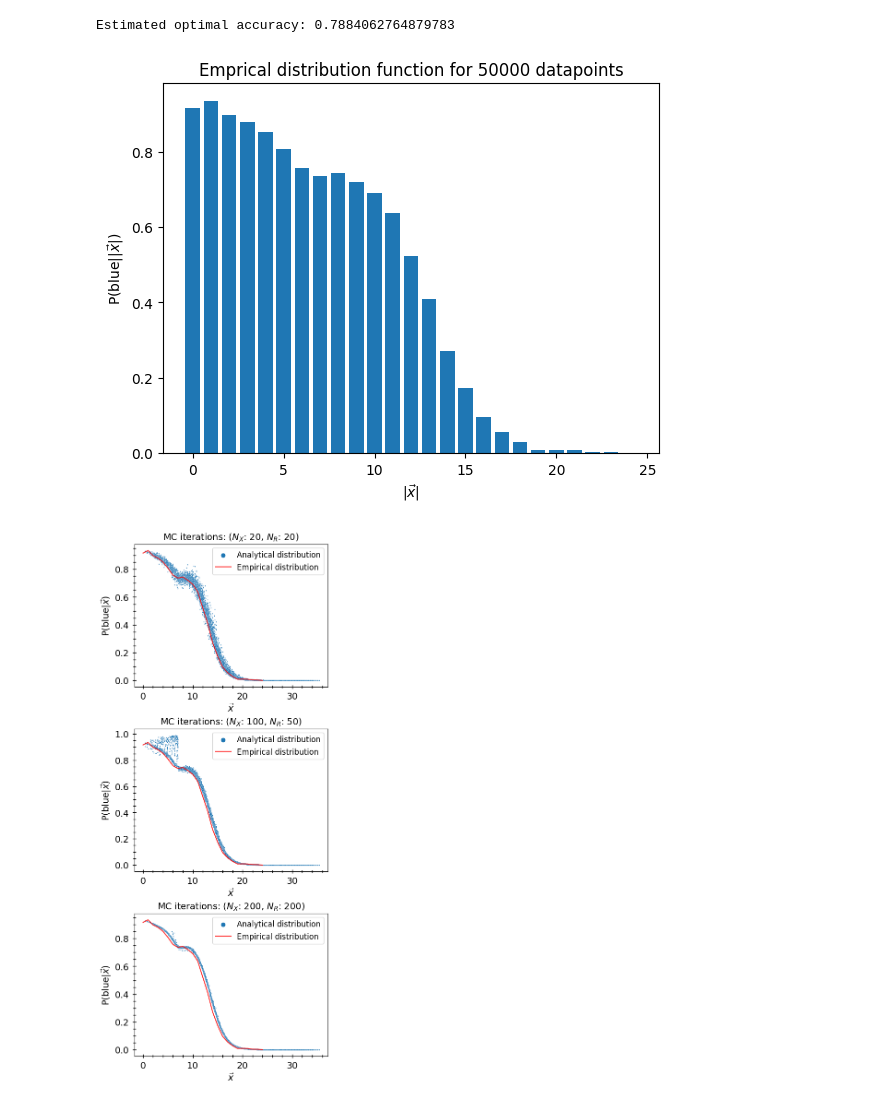
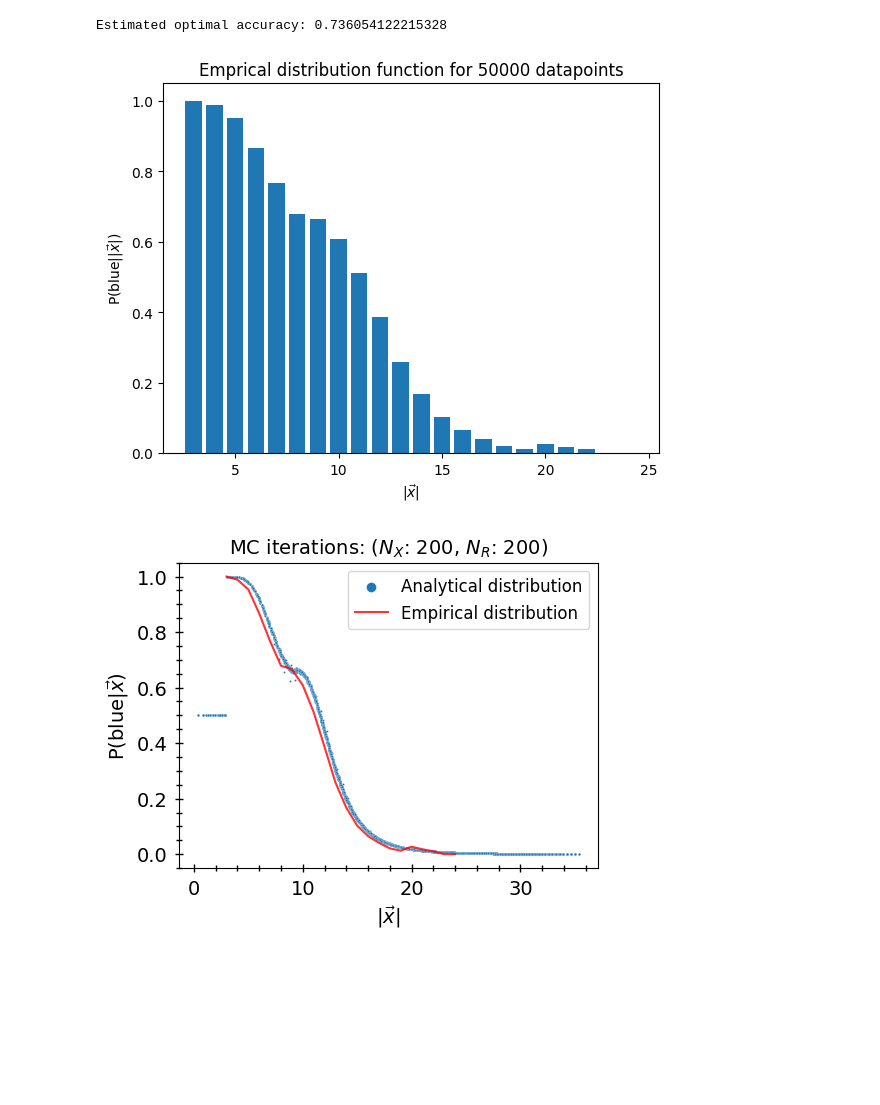
Before and after one commit to choisant/foundational-modeling, a Jupyter notebook: toy_experiment/analytical/plot_analytical_solution.ipynb, the cells around one changed output. Drawn from its saved outputs; the diff is of its cells as text; code cells hidden in the pictures; blank space fills up the shorter version.

```diff
--- a/toy_experiment/analytical/plot_analytical_solution.ipynb
+++ b/toy_experiment/analytical/plot_analytical_solution.ipynb
@@ -17,13 +17,13 @@ if module_path not in sys.path:
 
 from util import *
 # %%
-nxMC = [20, 100, 200]
-nr1MC = [20, 50, 200]
+nxMC = [200]
+nr1MC = [200]
 
-R2 = 7
-k_red = 15
-k_blue = 5
-R1_min = 0
+R2 = 3
+k_red = 7
+k_blue = 3
+R1_min = 6
 scale = 1
 vary_a1 = False
 vary_R2 = False #Not adapted for this yet
@@ -77,28 +77,28 @@ acc = np.array([max(fraction_blue[i], fraction_red[i])*(red_count[i]+blue_count[
 max_acc = sum(acc[~np.isnan(acc)])
 print(f"Estimated optimal accuracy: {max_acc}")
 # %% [output]
-Estimated optimal accuracy: 0.7884062764879783
+Estimated optimal accuracy: 0.736054122215328
-[figure, old version]
+[figure, new version]
 # %%
 fig, axs = plt.subplots(nrows=(len(nxMC)), ncols=1, figsize= (5, 4*len(nxMC)), layout="constrained")
 for i in range(len(nxMC)):
     file = datafiles[i]
     if len(nxMC) > 1:
         ax = axs[i]
     else:
         ax = axs
     sn.scatterplot(data_df[i], x="r_x", y="P_blue_given_x", s=2, ax = ax, label="Analytical distribution")
 
     ax.plot(red_bins[0:-1], fraction_blue, label="Empirical distribution", color="red", alpha=0.8)
     ax.set_title(rf"MC iterations: ($N_X$: {nxMC[i]}, $N_R$: {nr1MC[i]})", fontsize=14)
-    ax.set_xlabel(r"$\vec{x}$", fontsize=14)
+    ax.set_xlabel(r"$|\vec{x}|$", fontsize=14)
     ax.set_ylabel(r"P(blue|$\vec{x}$)", fontsize=14)
     ax.tick_params(which="both", direction="inout", bottom=True, left=True, labelsize=14, pad=5, length=4, width=1)
     ax.tick_params(which="major", length=6)
     ax.minorticks_on()
     ax.legend(markerscale=5, fontsize=12)
 # %% [output]
-[figure, old version]
+[figure, new version]
 # %%
 fig, axs = plt.subplots(nrows=(len(nxMC)), ncols=1, figsize= (5, 4*len(nxMC)), layout="constrained")
 for i in range(len(nxMC)):
```
Also changed, not shown: parts of 2 cells of this notebook, 12 other files.
